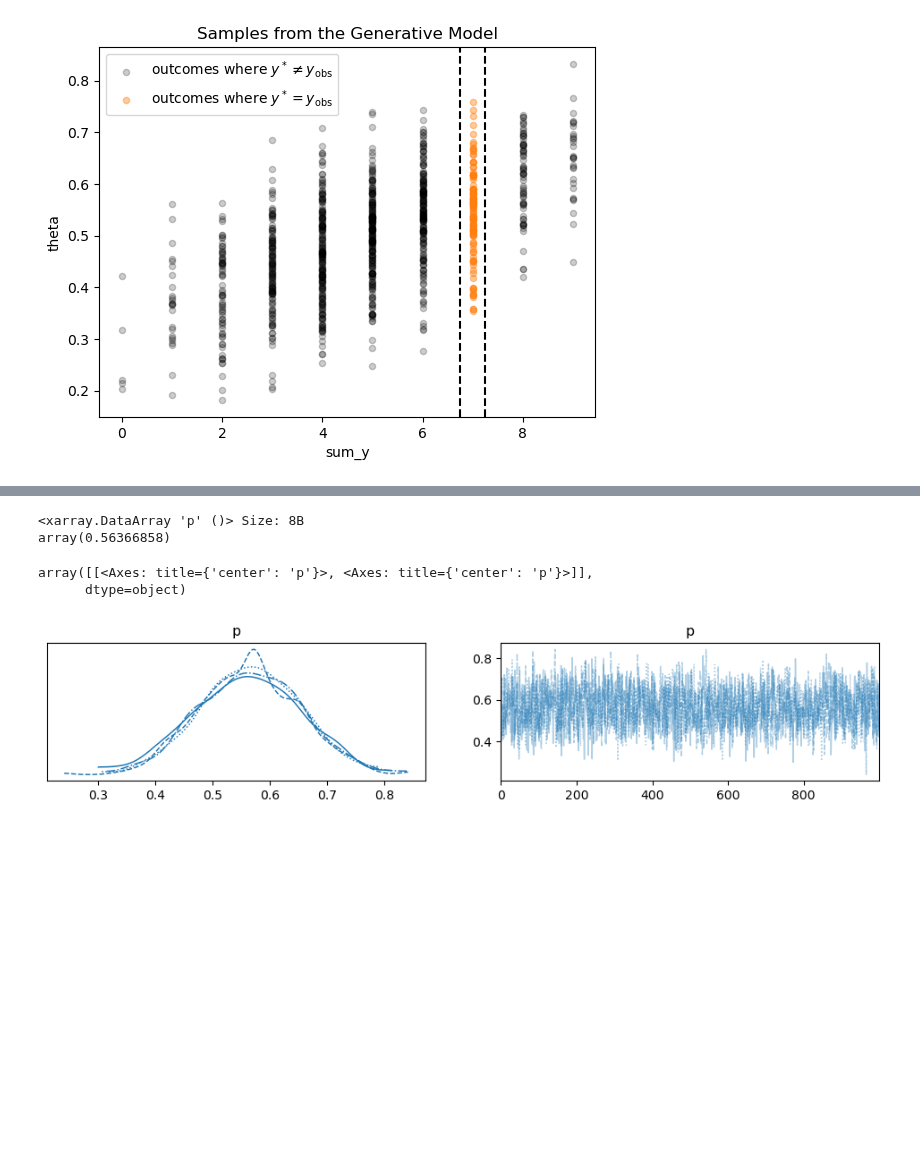
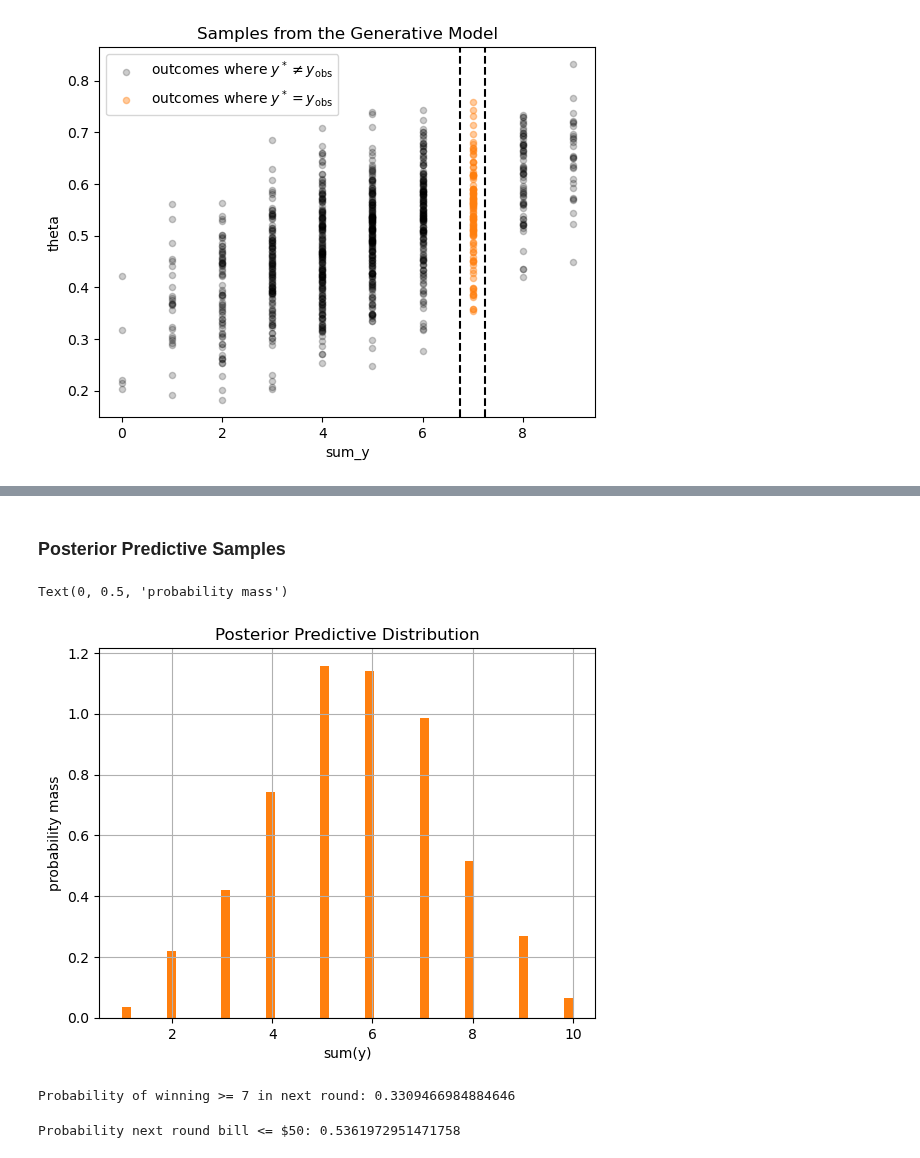
Before and after one commit to mcb00/rr-blog, a Jupyter notebook: posts/bayes/bayes.ipynb, the cells around one changed output, grey strips where cells are left out. Drawn from its saved outputs; the diff is of its cells as text; code cells hidden in the pictures; blank space fills up the shorter version.

```diff
--- a/posts/bayes/bayes.ipynb
+++ b/posts/bayes/bayes.ipynb
@@ -204,12 +207,0 @@ outcomes = [1, 1, 0, 1, 0, 0, 1, 1, 1, 1]
-# %%
-def rps_model_rejection_sampler(observed, n_samples):
-    observed_sum = np.array(observed).sum()
-    p_values = []
-    for _ in range(n_samples):
-        p, y = simulate_rps_model_outcome(alpha_param=10, beta_param=10, n=10)
-        if y.sum() == observed_sum:
-            p_values.append(p)
-    return np.array(p_values)
-
-posterior_samples = rps_model_rejection_sampler(outcomes, 20_000)
-posterior_samples
@@ -275,13 +222,35 @@ Sampling 4 chains for 1_000 tune and 1_000 draw iterations (4_000 + 4_000 draws
-# %%
-idata_posterior.posterior["p"].mean()
-# %% [output]
-<xarray.DataArray 'p' ()> Size: 8B
-array(0.56366858)
-# %%
-import arviz as az
-
-az.plot_trace(idata)
-# %% [output]
-array([[<Axes: title={'center': 'p'}>, <Axes: title={'center': 'p'}>]],
-      dtype=object)
-[figure, removed]
+# %% [markdown]
+### Posterior Predictive Samples
+# %%
+def simulate_posterior_predictive(posterior_samples, N):
+    return pd.DataFrame([
+        simulate_one_outcome(theta=theta, N=N)
+        for theta in posterior_samples
+    ])
+
+posterior_predictive_df = simulate_posterior_predictive(posterior_samples, N)
+# %%
+posterior_predictive_df["sum_y"].hist(density=True, bins=50, color=post_color)
+plt.title("Posterior Predictive Distribution")
+plt.xlabel("sum(y)")
+plt.ylabel("probability mass")
+# %% [output]
+Text(0, 0.5, 'probability mass')
+[figure, added]
+# %%
+print(f'Probability of winning >= 7 in next round: {np.mean(posterior_predictive_df["sum_y"] >= 7)}')
+# %% [output]
+Probability of winning >= 7 in next round: 0.3309466984884646
+# %%
+# probability that Fritz's next round bill is less than or equal to $50
+
+cost_per_drink = 12.0
+posterior_predictive_df = (
+    posterior_predictive_df
+    .assign(losses = lambda x: N - x.sum_y)
+    .assign(bill = lambda x: cost_per_drink * x.losses)
+)
+
+print(f'Probability next round bill <= $50: {np.mean(posterior_predictive_df["bill"] <= 50)}')
+# %% [output]
+Probability next round bill <= $50: 0.5361972951471758
```
Also changed, not shown: parts of 21 cells of this notebook.
